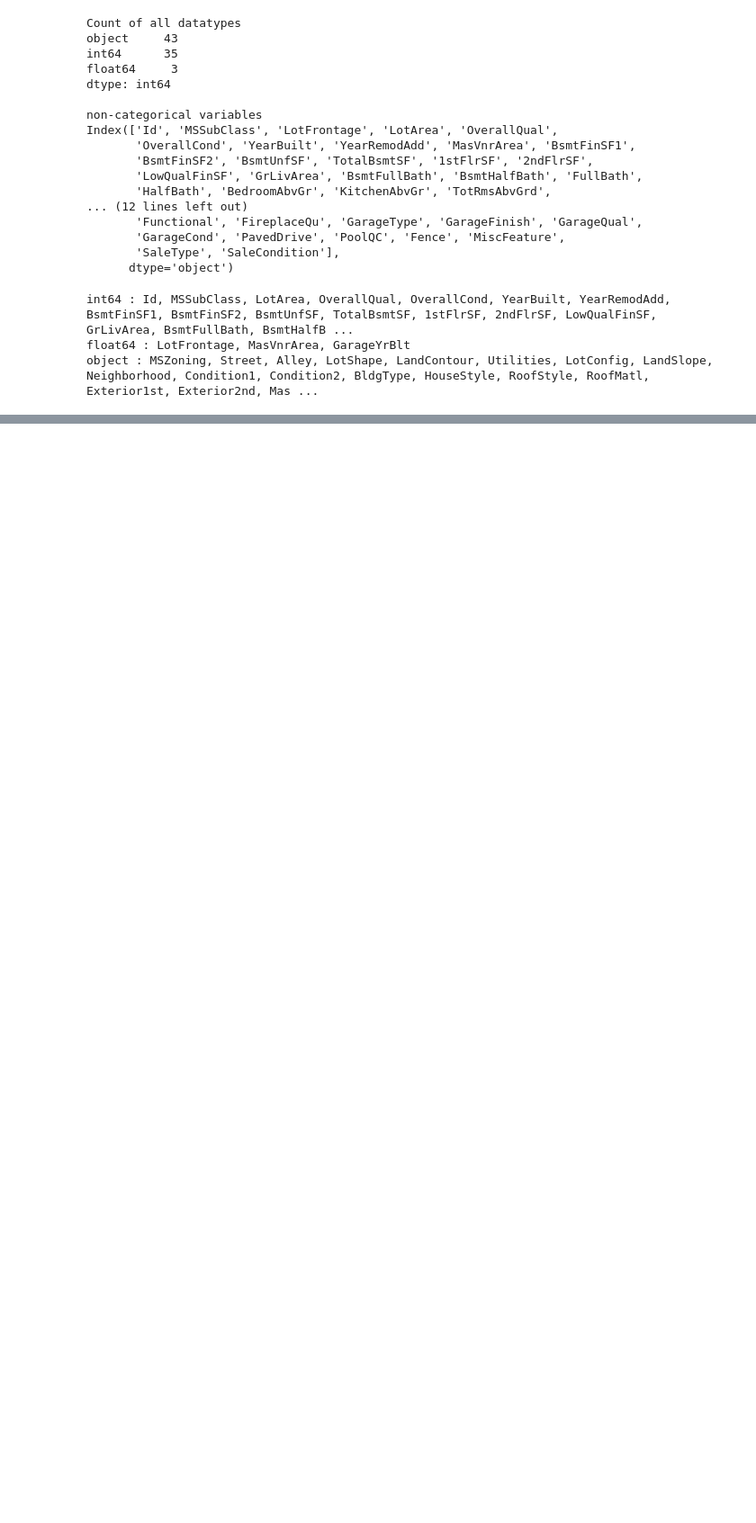
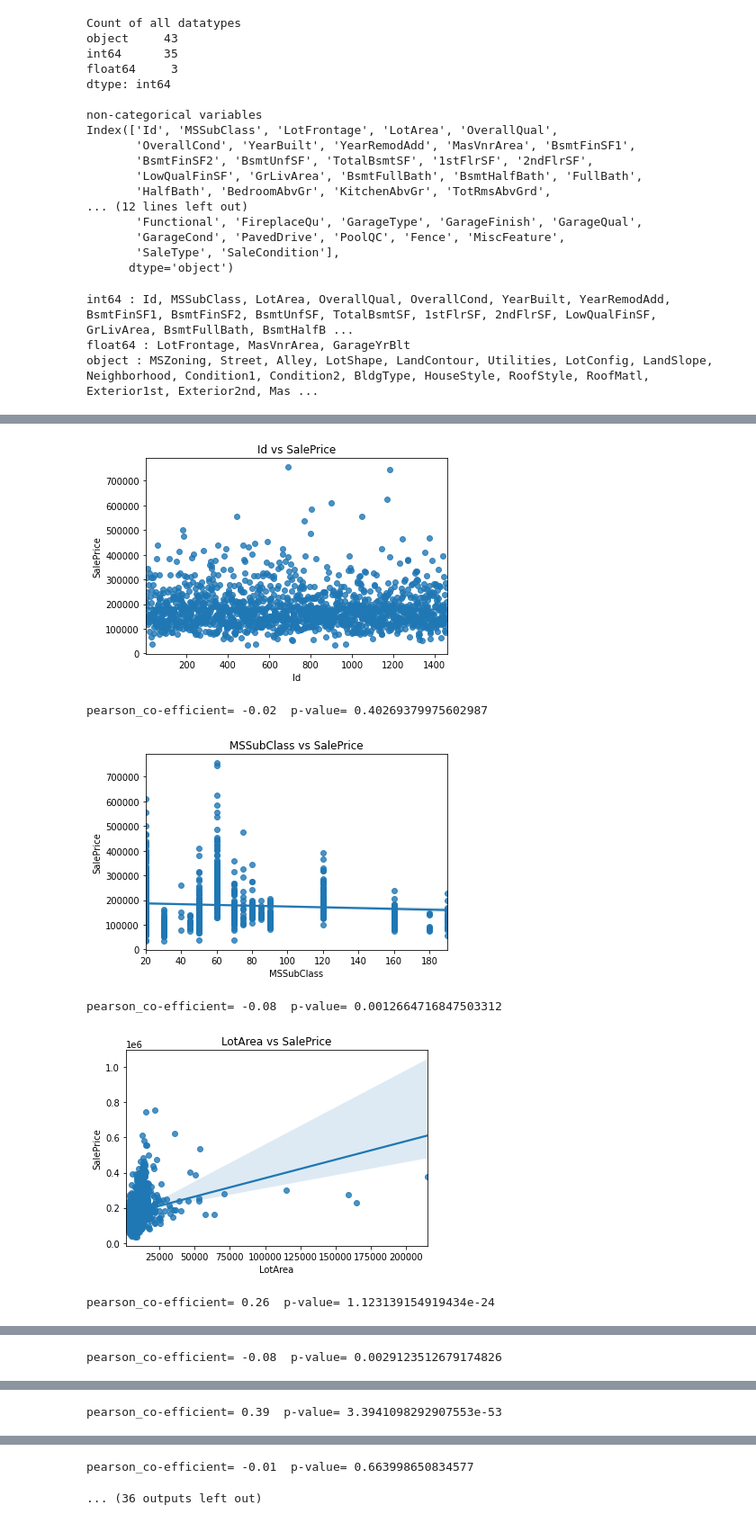
Before and after one commit to Adith13294/House-price-predictions, a Jupyter notebook: House_Price_prediction.ipynb, the cells around one changed output, grey strips where cells are left out. Shown at 90% size. Drawn from its saved outputs; the diff is of its cells as text; code cells hidden in the pictures; blank space fills up the shorter version.

Commit message:
Update House_Price_prediction.ipynb
Added new visualisation to categorical values

```diff
--- a/House_Price_prediction.ipynb
+++ b/House_Price_prediction.ipynb
@@ -142,3 +137,21 @@ pearson_co-efficient= 0.61  p-value= 5.394710618971284e-147
 [figure]
 pearson_co-efficient= 0.71  p-value= 4.518033646779431e-223
 ... (8 outputs left out)
+# %%
+#display relationships between other non-categorical variables and SalePrice whose Pearson coefficient is between -0.5 to 0.5, We find that
+#These variables aren't correlated with the sale price strongly
+for i in test_set.select_dtypes(exclude=['object']).columns:
+  if training_set[i].isna().sum() == 0:
+    pearson_coef, p_value = stats.pearsonr(training_set[i], training_set["SalePrice"])
+    if pearson_coef > -0.5 and pearson_coef < 0.5:
+      fig, axs = plt.subplots(1)
+      sns.regplot(x = i, y = "SalePrice", data=training_set).set_title(i+" vs SalePrice")
+      plt.show()
+      print("pearson_co-efficient= %.2f" % pearson_coef, " p-value=", p_value)
+# %% [output]
+[figure, added]
+pearson_co-efficient= -0.02  p-value= 0.40269379975602987
+[figure, added]
+pearson_co-efficient= -0.08  p-value= 0.0012664716847503312
+[figure, added]
+pearson_co-efficient= 0.26  p-value= 1.123139154919434e-24
@@ -144,0 +159 @@ pearson_co-efficient= 0.71  p-value= 4.518033646779431e-223
+pearson_co-efficient= -0.08  p-value= 0.0029123512679174826
@@ -144,0 +161 @@ pearson_co-efficient= 0.71  p-value= 4.518033646779431e-223
+pearson_co-efficient= 0.39  p-value= 3.3941098292907553e-53
@@ -144,0 +163,2 @@ pearson_co-efficient= 0.71  p-value= 4.518033646779431e-223
+pearson_co-efficient= -0.01  p-value= 0.663998650834577
+... (36 outputs left out)
```
Also changed, not shown: parts of 5 cells of this notebook.
